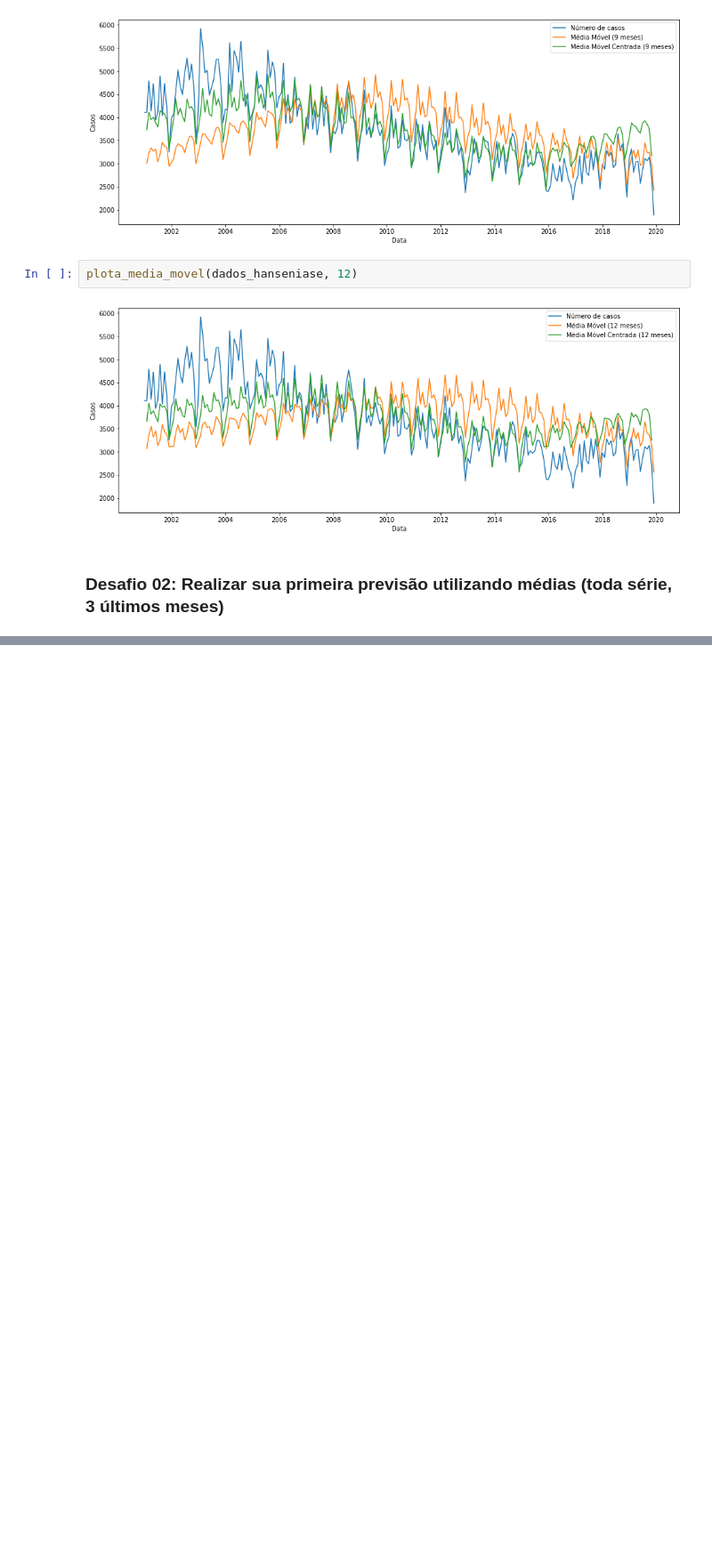
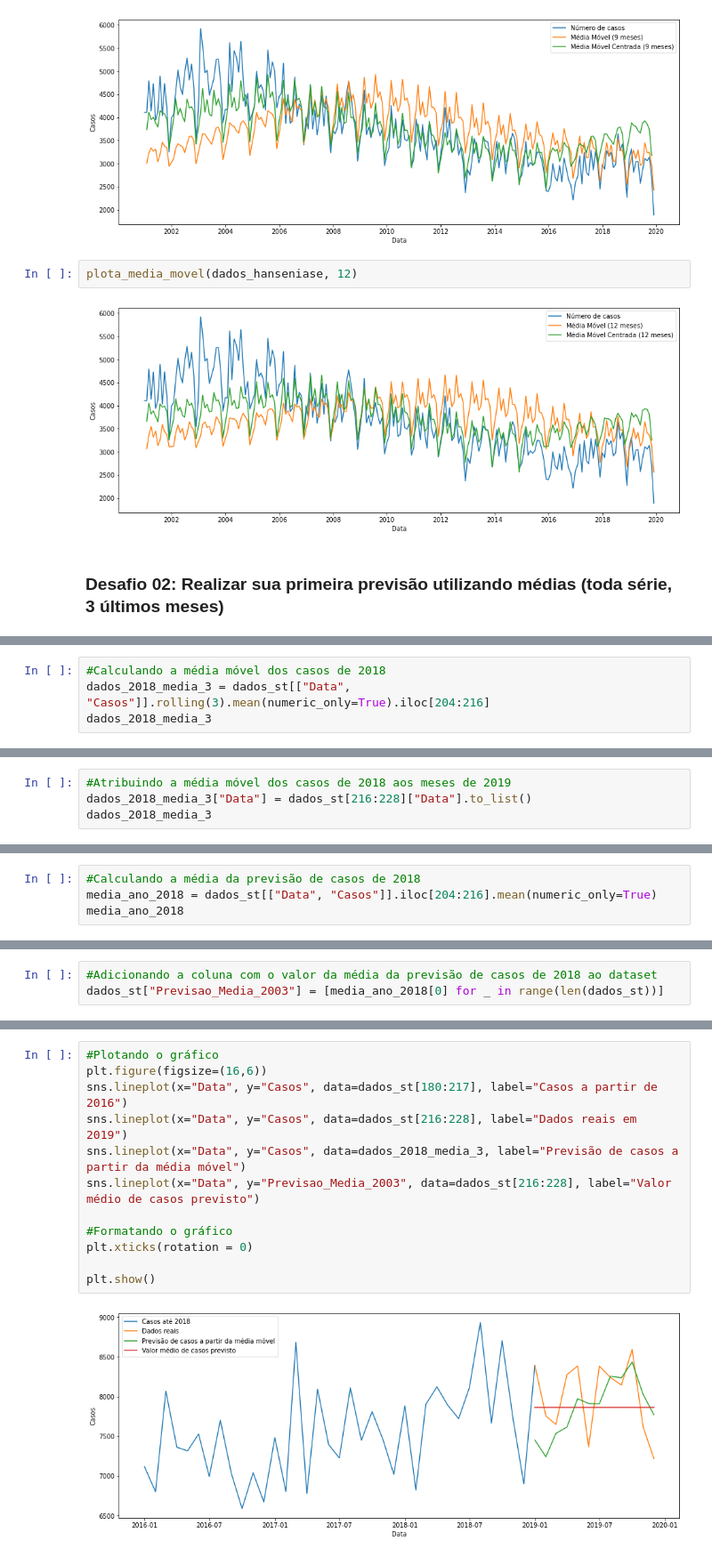
Before and after one commit to claricefiorese/bootcamp-alura-aulas, a Jupyter notebook: Módulo 4/M4 - 3. Iniciando a Análise de Série Temporal.ipynb, the cells around one changed output, grey strips where cells are left out. Shown at 89% size. Drawn from its saved outputs; the diff is of its cells as text; blank space fills up the shorter version.

```diff
--- a/Módulo 4/M4 - 3. Iniciando a Análise de Série Temporal.ipynb
+++ b/Módulo 4/M4 - 3. Iniciando a Análise de Série Temporal.ipynb
@@ -426,0 +455,4 @@ plota_media_movel(dados_hanseniase, 12)
+# %%
+#Calculando a média móvel dos casos de 2018
+dados_2018_media_3 = dados_st[["Data", "Casos"]].rolling(3).mean(numeric_only=True).iloc[204:216]
+dados_2018_media_3
@@ -426,0 +490,4 @@ plota_media_movel(dados_hanseniase, 12)
+# %%
+#Atribuindo a média móvel dos casos de 2018 aos meses de 2019
+dados_2018_media_3["Data"] = dados_st[216:228]["Data"].to_list()
+dados_2018_media_3
@@ -426,0 +508,4 @@ plota_media_movel(dados_hanseniase, 12)
+# %%
+#Calculando a média da previsão de casos de 2018
+media_ano_2018 = dados_st[["Data", "Casos"]].iloc[204:216].mean(numeric_only=True)
+media_ano_2018
@@ -426,0 +515,3 @@ plota_media_movel(dados_hanseniase, 12)
+# %%
+#Adicionando a coluna com o valor da média da previsão de casos de 2018 ao dataset
+dados_st["Previsao_Media_2003"] = [media_ano_2018[0] for _ in range(len(dados_st))]
@@ -426,0 +527,14 @@ plota_media_movel(dados_hanseniase, 12)
+# %%
+#Plotando o gráfico
+plt.figure(figsize=(16,6))
+sns.lineplot(x="Data", y="Casos", data=dados_st[180:217], label="Casos a partir de 2016")
+sns.lineplot(x="Data", y="Casos", data=dados_st[216:228], label="Dados reais em 2019")
+sns.lineplot(x="Data", y="Casos", data=dados_2018_media_3, label="Previsão de casos a partir da média móvel")
+sns.lineplot(x="Data", y="Previsao_Media_2003", data=dados_st[216:228], label="Valor médio de casos previsto")
+
+#Formatando o gráfico
+plt.xticks(rotation = 0)
+
+plt.show()
+# %% [output]
+[figure, added]
```
Also changed, not shown: parts of 9 cells of this notebook.
